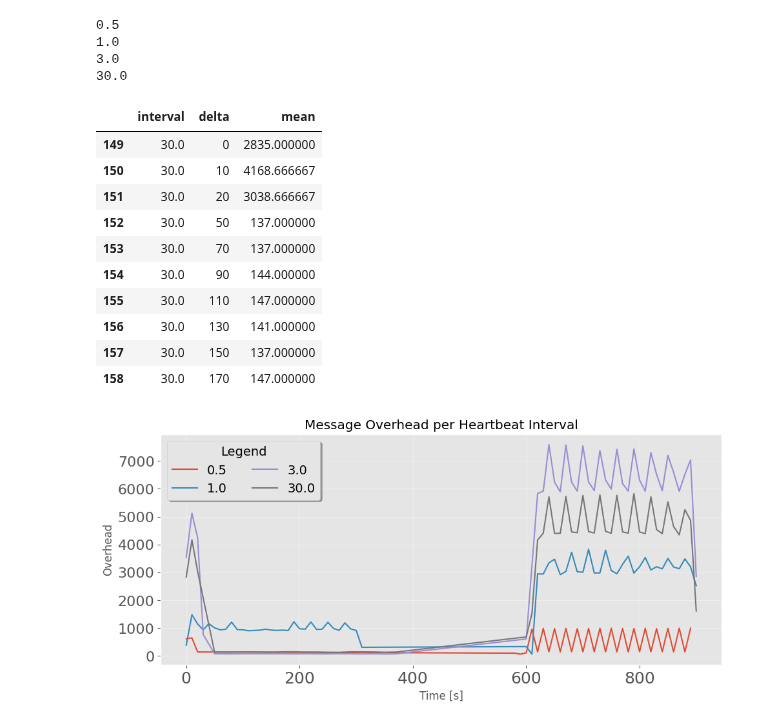
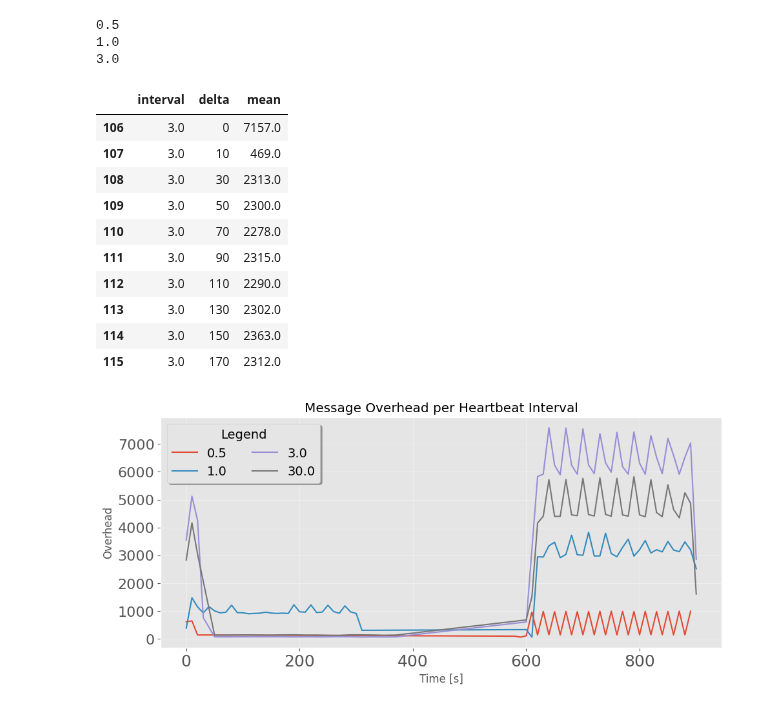
Before and after one commit to FlavScheidt/flexi-pipe, a Jupyter notebook: data/MessageOverheadByInterval.ipynb, the cells around one changed output. Saved outputs shown, nothing was run; the diff lists cells and outputs as text; code cells hidden in the pictures.

```diff
--- a/data/Notebooks/MessageOverheadByD.ipynb
+++ b/data/MessageOverheadByInterval.ipynb
@@ -119,7 +142,9 @@ NameError: name 'exp' is not defined
 # %%
 data_frame = query_api.query_data_frame('from(bucket: "gs") '
-                                        ' |> range(start: 1689939205, stop:1689952348) '
-                                        ' |> filter(fn: (r) => r._measurement == "duplicateMessage") '
+                                        ' |> range(start: 1691157688, stop:1691158588) '
+                                        ' |> filter(fn: (r) => r._measurement == "message") '
                                         ' |> group(columns: ["_measurement", "_field"], mode: "by") '
                                         ' |> pivot(rowKey:["_time"], columnKey: ["_field"], valueColumn: "_value")')
 client.close()
+
+print(data_frame)
@@ -126,6 +155,8 @@ client.close()
 # %%
-df = data_frame.drop(columns=['result', 'table','_start', '_stop', '_measurement', 'topic', 'receivedFrom']).sort_values(by=["_time"]).reset_index(drop=True)
-df["_time"] = pd.to_datetime(df["_time"])
+
+df = data_frame[["_time", "type"]]
+# df = df.sort_values(by=["_time"]).reset_index(drop=True)
+# df["_time"] = pd.to_datetime(df["_time"])
 
 df.head(10)
 # %% [output]
@@ -150,7 +181,7 @@ expTime.to_sql('expTime', conn, index=False)
 qry = '''
     select
         df._time,
-        df.messageID,
+        df.type,
         expTime.experiment,
         expTime.interval
     from
@@ -189,8 +220,8 @@ dfNew.head(20)
 dfNoIndex = dfNew.reset_index()
 # dfNoIndex.head(10)
 
-by_time = dfNoIndex.groupby([dfNoIndex['experiment'],dfNoIndex['interval'],pd.Grouper(key="min", freq='10s')])['messageID'].count().reset_index()
-dfAggTime = by_time.rename(columns={"messageID": "count"})
+by_time = dfNoIndex.groupby([dfNoIndex['experiment'],dfNoIndex['interval'],pd.Grouper(key="min", freq='10s')])['type'].count().reset_index()
+dfAggTime = by_time.rename(columns={"type": "count"})
 
 
 dfAggTime.head(100)
@@ -258,31 +289,30 @@ intv.head(10)
 # %%
 # get intervals
+parameter ='interval'
 
-intervals = intv['interval'].drop_duplicates().to_numpy()
-
+intervals = intv[parameter].drop_duplicates().to_numpy()
 # print(intervals)
 
 for interval in np.nditer(intervals):
     print(interval)
     aux = intv.loc[intv["interval"] == interval]
 
 aux.head(10)
 # %% [output]
 0.5
 1.0
 3.0
-30.0
 |  | interval | delta | mean |
-| 149 | 30.0 | 0 | 2835.000000 |
-| 150 | 30.0 | 10 | 4168.666667 |
-| 151 | 30.0 | 20 | 3038.666667 |
-| 152 | 30.0 | 50 | 137.000000 |
-| 153 | 30.0 | 70 | 137.000000 |
-| 154 | 30.0 | 90 | 144.000000 |
-| 155 | 30.0 | 110 | 147.000000 |
-| 156 | 30.0 | 130 | 141.000000 |
-| 157 | 30.0 | 150 | 137.000000 |
-| 158 | 30.0 | 170 | 147.000000 |
+| 106 | 3.0 | 0 | 7157.0 |
+| 107 | 3.0 | 10 | 469.0 |
+| 108 | 3.0 | 30 | 2313.0 |
+| 109 | 3.0 | 50 | 2300.0 |
+| 110 | 3.0 | 70 | 2278.0 |
+| 111 | 3.0 | 90 | 2315.0 |
+| 112 | 3.0 | 110 | 2290.0 |
+| 113 | 3.0 | 130 | 2302.0 |
+| 114 | 3.0 | 150 | 2363.0 |
+| 115 | 3.0 | 170 | 2312.0 |
 # %%
 plt.style.use('ggplot')
 # kwargs = dict(color=['hotpink'], alpha=0.9)#, density=True)
```
Also changed, not shown: parts of 7 cells of this notebook, 7 other files.
